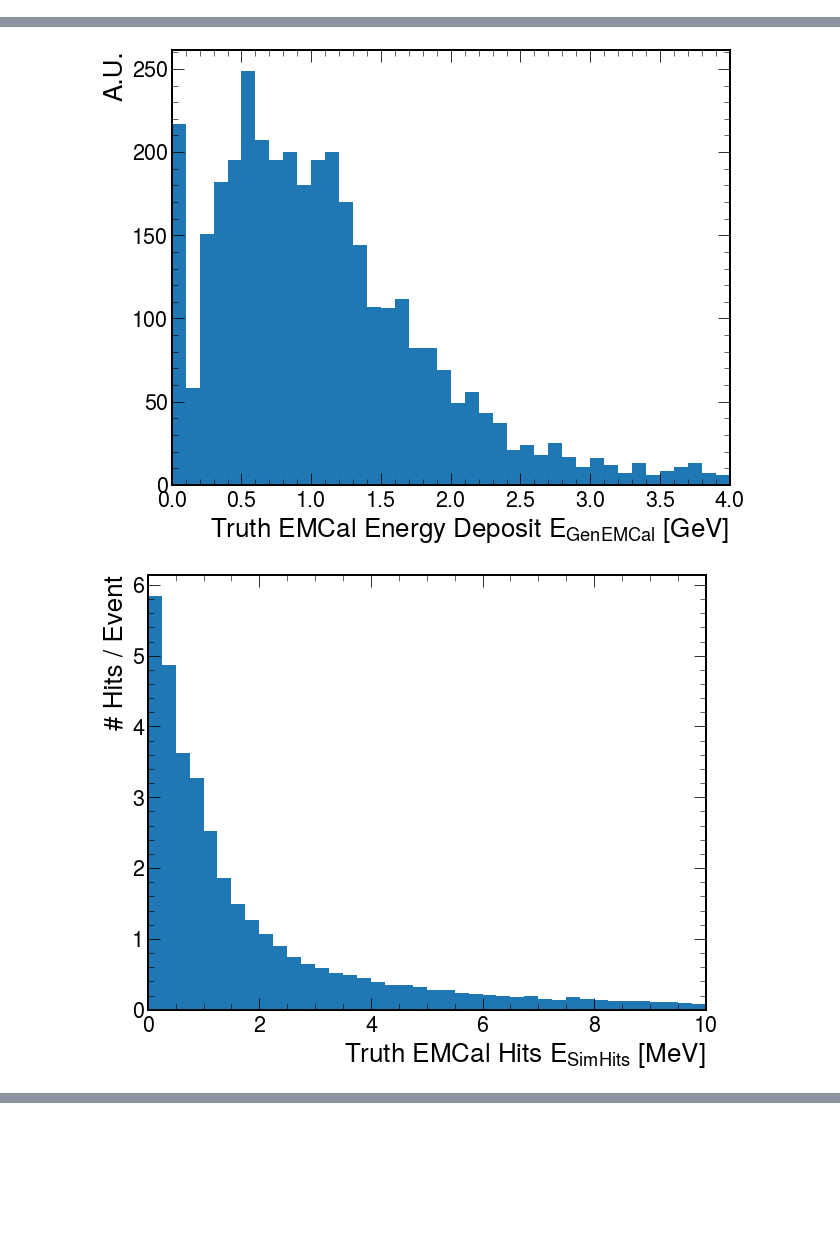
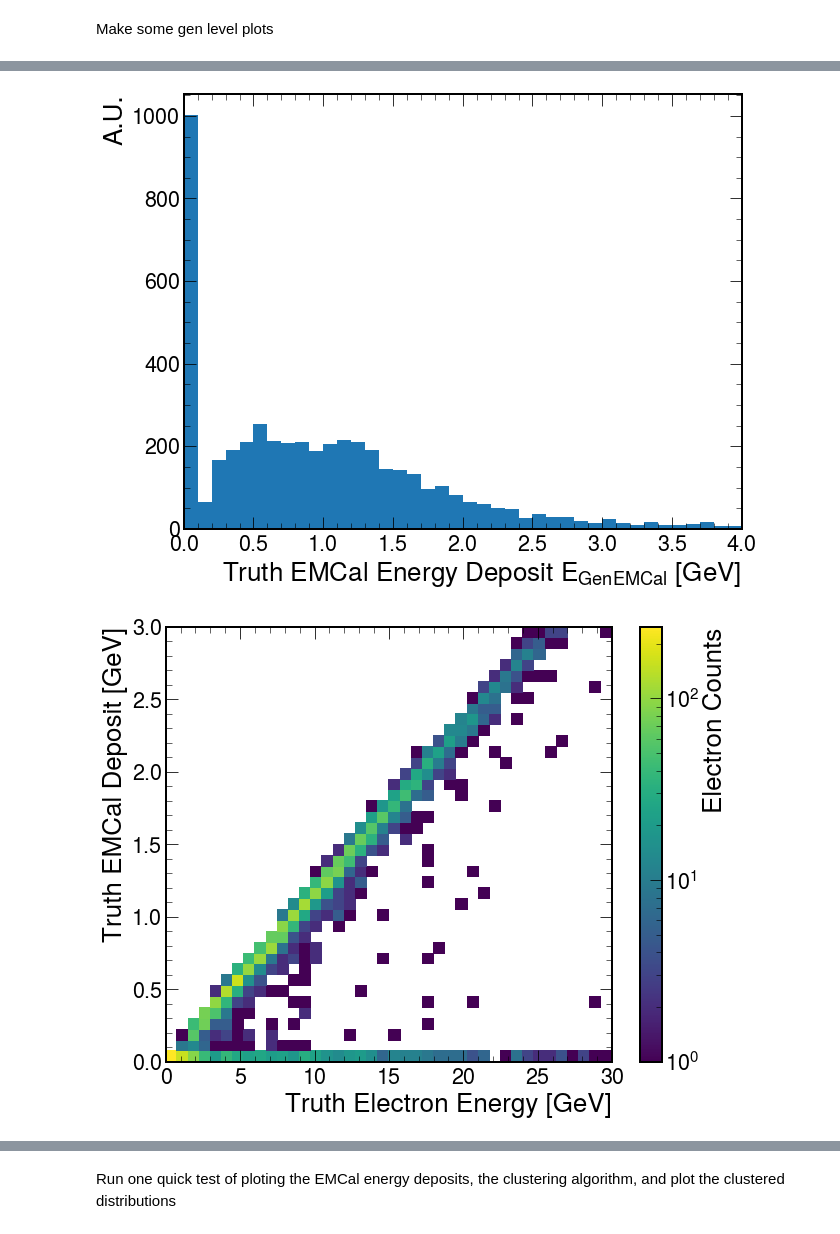
Before and after one commit to DarkQuest-FNAL/DarkQuest, a Jupyter notebook: e1039-analysis/python/EMCALClusters_v2.ipynb, the cells around one changed output, grey strips where cells are left out. Saved outputs shown, nothing was run; the diff lists cells and outputs as text; code cells hidden in the pictures; blank space fills up the shorter version.

```diff
--- a/e1039-analysis/python/EMCALClusters_v2.ipynb
+++ b/e1039-analysis/python/EMCALClusters_v2.ipynb
@@ -166,9 +204,9 @@ def getData(fname="", procName="Truth"):
 # %%
-def emcal_selection(arr):
+def emcal_simhit_selection(arr):
     mask = (arr.detID == 100)
     return mask
 
-def emcal_energy_selection(arr, e):
+def emcal_simhit_selection_energy(arr, e):
     mask = (arr.edep >= e)
     return mask
 
@@ -201,7 +239,7 @@ def printemcalhits_byevent(ifile):
 def printemcalshowers_byevent(ifile):
     dq_events = getData(ifile,"Truth")
     dq_showers = dq_events["Showers"]
-    ecal_mask = ak.any(dq_showers.nshowers == 2,axis=1) & ak.all(dq_showers.sedep_ecal > 0, axis=1)
+    ecal_mask = ak.any(dq_showers.nshowers == 2,axis=1) & ak.any(dq_showers.sedep_ecal > 0, axis=1)
     #ecal_mask = ak.all(dq_showers.sedep_ecal > 0, axis=1)
     ecal_index = np.where(ecal_mask)
     print('Fraction of events with \x1b[31mTWO\033[0m showers reaching EMCAL: ',len(ecal_index[0])/len(dq_events))
@@ -257,5 +310,7 @@ def CheckEvent(ifile, evtNum):
 
     return ge, showers, energies, sizes
+# %% [markdown]
+Make some gen level plots
 # %%
 def plotQuantities(ifile):
     #print("filename ", ifile)
@@ -271,22 +326,28 @@ def plotQuantities(ifile):
     print("electron energy: ", ge)
     print("showers: ", showers)
 
-    # select emcal hits
-    emcal_mask = emcal_selection(dq_hits)
+    # select emcal simhits
+    emcal_mask = emcal_simhit_selection(dq_hits)
     emcal_hits = dq_hits[emcal_mask]
-    #emcal_energy_mask = emcal_energy_selection(emcal_hits, 0.0005)
+    #emcal_energy_mask = emcal_simhit_selection_energy(emcal_hits, 0.0005)
     #emcal_hits = emcal_hits[emcal_energy_mask]
     print("emcal_hits", ak.flatten(emcal_hits.edep,axis=None))
 
+
+    # plot the generated electron energy spectrum from the dark photon decay
+    # should be close to Figure 4 in https://arxiv.org/pdf/1804.00661.pdf
     fig = plt.figure(figsize=(10,8))
     plt.hist(ak.flatten(ge,axis=None), bins=40, range=(0,40), density=False)
     plt.xlim(0,40)
-    plt.xlabel("Truth Electron Energy $E_{Gen}$ [GeV]")
+    plt.xlabel("Generated Electron Energy $E_{Gen}$ [GeV]")
     plt.ylabel('A.U.')
     plt.savefig("truth_electron_energy.png")
     #plt.ylim(0,8)
     #cbar=plt.colorbar()
 
+    # plot the truth electron energy deposits in the EMCal
+    # there are some events with two EMCal showers but the emcal energy deposit is zero
+    # this is why there is a bump at zero
     fig = plt.figure(figsize=(10,8))
     plt.hist(ak.flatten(showers,axis=None), bins=40, range=(0,4), density=False)
     plt.xlim(0,4)
@@ -294,6 +355,20 @@ def plotQuantities(ifile):
     plt.ylabel('A.U.')
     plt.savefig("truth_emcal_energy.png")
 
+    # plot the truth electron energy deposit in the EMCAl vs the truth generated energy
+    print("flattern", ak.flatten(ge,axis=None))
+    print("to_numpy", ak.to_numpy(ak.flatten(ge,axis=None)))
+    fig = plt.figure(figsize=(10,8))
+    plt.hist2d(ak.to_numpy(ak.flatten(ge,axis=None)), ak.to_numpy(ak.flatten(showers,axis=None)), bins=[40,40], range=[[0,30], [0,3]], density=False, norm=colors.LogNorm())
+    #plt.xlim(0,8)
+    #plt.ylim(0,8)
+    cbar=plt.colorbar()
+    cbar.set_label('Electron Counts')
+    plt.xlabel("Truth Electron Energy [GeV]")
+    plt.ylabel("Truth EMCal Deposit [GeV]")
+    plt.savefig("truth_electron_energy_vs_truth_emcal_energy.png")
+
+    # the EMCal simhits energy; simhit is the same as readout tower here
     fig = plt.figure(figsize=(10,8))
     plt.hist(ak.flatten(emcal_hits*1000,axis=None), bins=40, range=(0,10), density=False, weights=1.0/len(events)*np.ones(len(ak.flatten(emcal_hits*1000,axis=None))))
     plt.xlim(0,10)
@@ -317,2 +394,2 @@ emcal_hits [0.00108, 0.00115, 0.0242, 0.0698, ... 0.000317, 0.00179, 0.000549, 0
-[figure, old version]
+[figure, new version]
-[figure, old version]
+[figure, new version]
@@ -319,3 +397,5 @@ emcal_hits [0.00108, 0.00115, 0.0242, 0.0698, ... 0.000317, 0.00179, 0.000549, 0
+# %% [markdown]
+Run one quick test of ploting the EMCal energy deposits, the clustering algorithm, and plot the clustered distributions
 # %%
 ifileBrem = "/seaquest/users/cmantill/DarkQuest/e1039-analysis/SimHits/macro/simeval_electrons_emcal/sim_eval_Brem_0.033428_z500_600_eps_-6.root"
 # this prints the evt numbers w two emcal showers and returns basic acceptance
```
Also changed, not shown: parts of 29 cells of this notebook.
